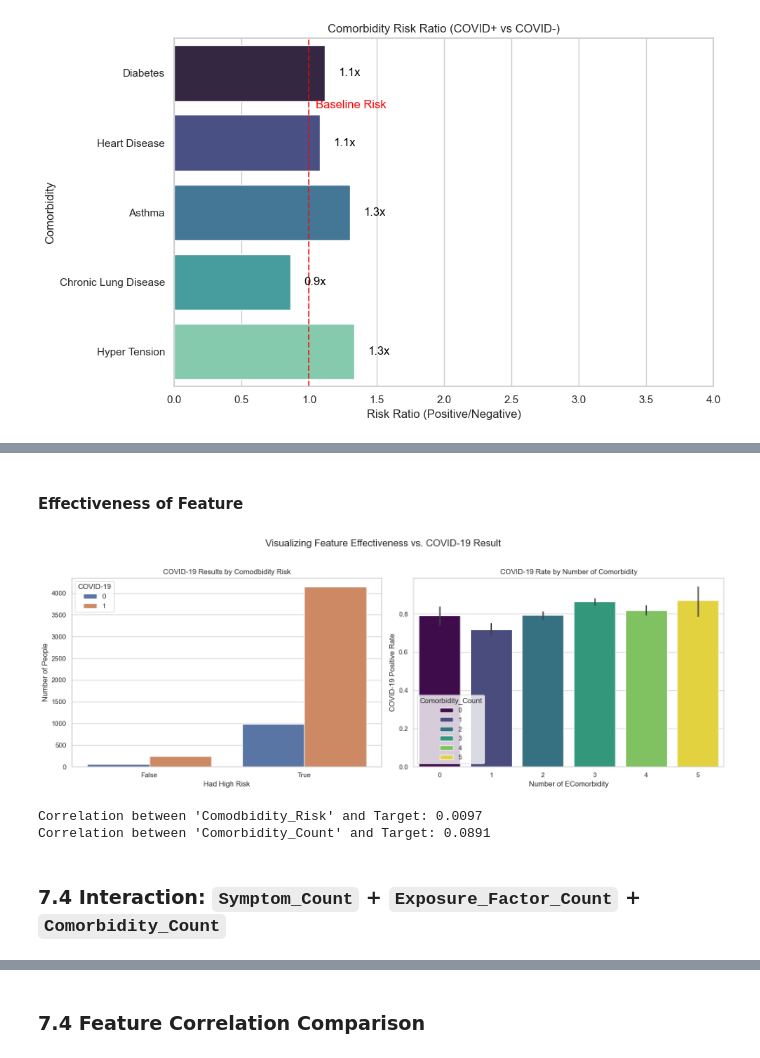
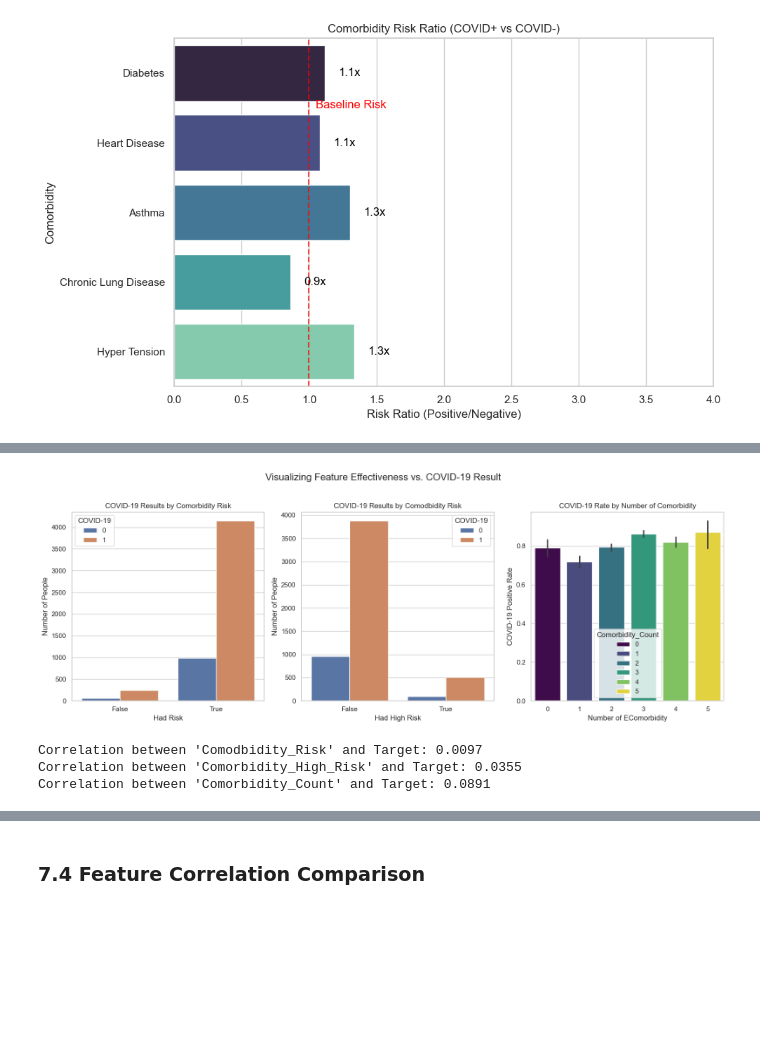
Before and after one commit to IzamAriff/BDA_PROJECT, a Jupyter notebook: main.ipynb, the cells around one changed output, grey strips where cells are left out. Drawn from its saved outputs; the diff is of its cells as text; code cells hidden in the pictures; blank space fills up the shorter version.

```diff
--- a/main.ipynb
+++ b/main.ipynb
@@ -21,7 +21,7 @@ The COVID-19 pandemic prompted a global need for predictive systems to identify
 # %%
 import pandas as pd
 
-raw_df = pd.read_csv("Covid-19_Confirmed_Case_Prediction.csv")
+raw_df = pd.read_csv("https://github.com/IzamAriff/BDA_PROJECT/raw/e11221777ce7a1f44ad9c9e5774a0d5d49fd07fd/Covid-19_Confirmed_Case_Prediction.csv")
 
 raw_df.head(10)
 # %% [output]
@@ -474,7 +576,7 @@ import pandas as pd
 # 1. Engineer the count features
 # These columns will store the total number of symptoms, exposures, etc., for each person.
 clean_df['Symptom_Count'] = clean_df[symptoms].sum(axis=1)
-clean_df['Exposure_Factor_Count'] = clean_df[exposure_factors].sum(axis=1)
+clean_df['Exposure_Count'] = clean_df[exposure_factors].sum(axis=1)
 clean_df['Comorbidity_Count'] = clean_df[comorbidities].sum(axis=1)
 
 # 2. Create a grid of plots for comparison
@@ -832,44 +1187,38 @@ plt.show()
-# %% [markdown]
-#### Effectiveness of Feature
 # %%
-# 1. Engineer the features as you defined them
-clean_df['Comodbidity_Risk'] = (clean_df['Asthma'] == 1 ) | \
-                                 (clean_df['Chronic Lung Disease'] == 1) | \
-                                 (clean_df['Heart Disease'] == 1) | \
-                                 (clean_df['Diabetes'] == 1) | \
-                                 (clean_df['Hyper Tension'] == 1)
-
-clean_df['Comorbidity_Count'] = clean_df[comorbidities].sum(axis=1)
-
 # 2. Visualize the effectiveness of the features
-fig, axes = plt.subplots(1, 2, figsize=(16, 6))
+fig, axes = plt.subplots(1, 3, figsize=(16, 6))
 fig.suptitle('Visualizing Feature Effectiveness vs. COVID-19 Result', fontsize=16)
 
-# Plot for Comodbidity_Risk (Binary Feature)
-sns.countplot(ax=axes[0], data=clean_df, x='Comodbidity_Risk', hue='COVID-19')
-axes[0].set_title('COVID-19 Results by Comodbidity Risk')
-axes[0].set_xlabel('Had High Risk')
+sns.countplot(ax=axes[0], data=clean_df, x='Comorbidity_Risk', hue='COVID-19')
+axes[0].set_title('COVID-19 Results by Comorbidity Risk')
+axes[0].set_xlabel('Had Risk')
 axes[0].set_ylabel('Number of People')
+
+sns.countplot(ax=axes[1], data=clean_df, x='Comorbidity_High_Risk', hue='COVID-19')
+axes[1].set_title('COVID-19 Results by Comodbidity Risk')
+axes[1].set_xlabel('Had High Risk')
+axes[1].set_ylabel('Number of People')
 
 # Plot for Comorbidity_Count (Numerical Feature)
 # This plot shows the mean of COVID-19_Result (i.e., the infection rate) for each count.
-sns.barplot(ax=axes[1], data=clean_df, x='Comorbidity_Count', y='COVID-19', palette='viridis',  hue='Comorbidity_Count')
-axes[1].set_title('COVID-19 Rate by Number of Comorbidity')
-axes[1].set_xlabel('Number of EComorbidity')
-axes[1].set_ylabel('COVID-19 Positive Rate')
+sns.barplot(ax=axes[2], data=clean_df, x='Comorbidity_Count', y='COVID-19', palette='viridis',  hue='Comorbidity_Count')
+axes[2].set_title('COVID-19 Rate by Number of Comorbidity')
+axes[2].set_xlabel('Number of EComorbidity')
+axes[2].set_ylabel('COVID-19 Positive Rate')
 
 plt.tight_layout(rect=[0, 0, 1, 0.96])
 plt.show()
 
 # Calculate the correlation of each engineered feature with the target
-correlation_high_risk = clean_df['Comodbidity_Risk'].corr(clean_df['COVID-19'])
+correlation_risk = clean_df['Comorbidity_Risk'].corr(clean_df['COVID-19'])
+correlation_high_risk = clean_df['Comorbidity_High_Risk'].corr(clean_df['COVID-19'])
 correlation_count = clean_df['Comorbidity_Count'].corr(clean_df['COVID-19'])
 
-print(f"Correlation between 'Comodbidity_Risk' and Target: {correlation_high_risk:.4f}")
+print(f"Correlation between 'Comodbidity_Risk' and Target: {correlation_risk:.4f}")
+print(f"Correlation between 'Comorbidity_High_Risk' and Target: {correlation_high_risk:.4f}")
 print(f"Correlation between 'Comorbidity_Count' and Target: {correlation_count:.4f}")
 # %% [output]
-[figure, old version]
+[figure, new version]
 Correlation between 'Comodbidity_Risk' and Target: 0.0097
+Correlation between 'Comorbidity_High_Risk' and Target: 0.0355
 Correlation between 'Comorbidity_Count' and Target: 0.0891
-# %% [markdown]
-### 7.4 Interaction: `Symptom_Count` + `Exposure_Factor_Count` + `Comorbidity_Count`
```
Also changed, not shown: parts of 68 cells of this notebook, 1 other file.
